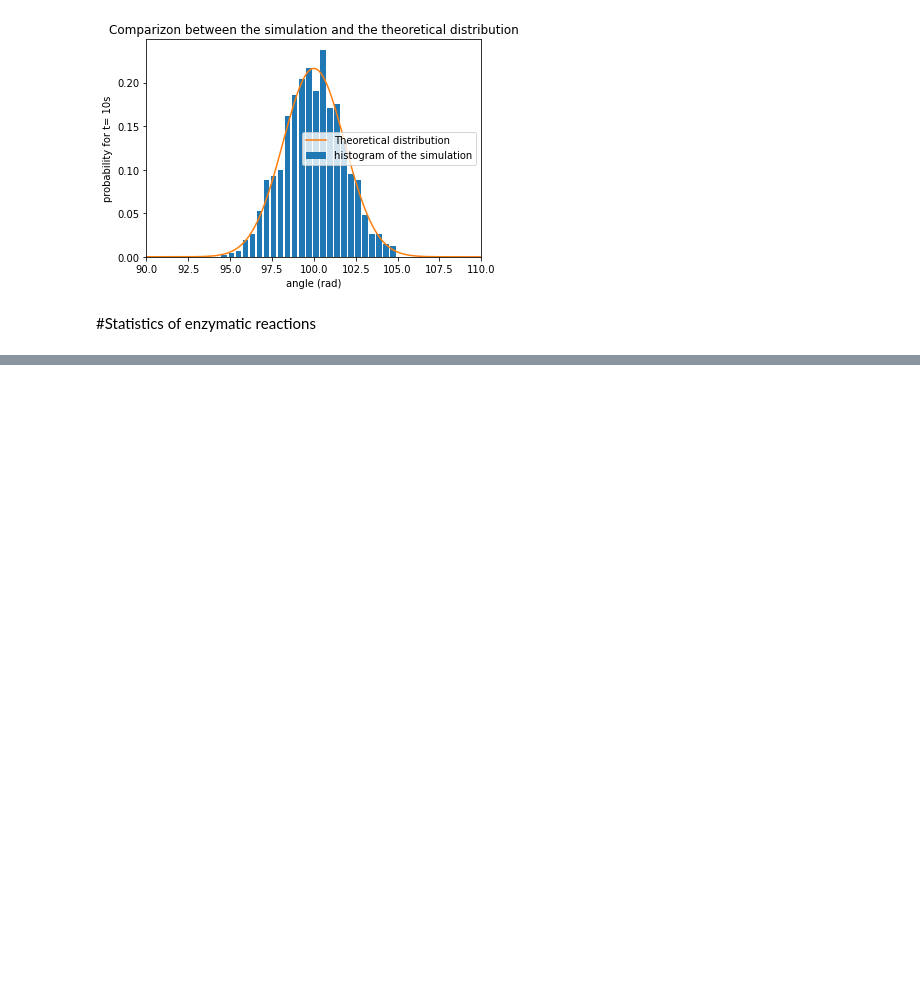
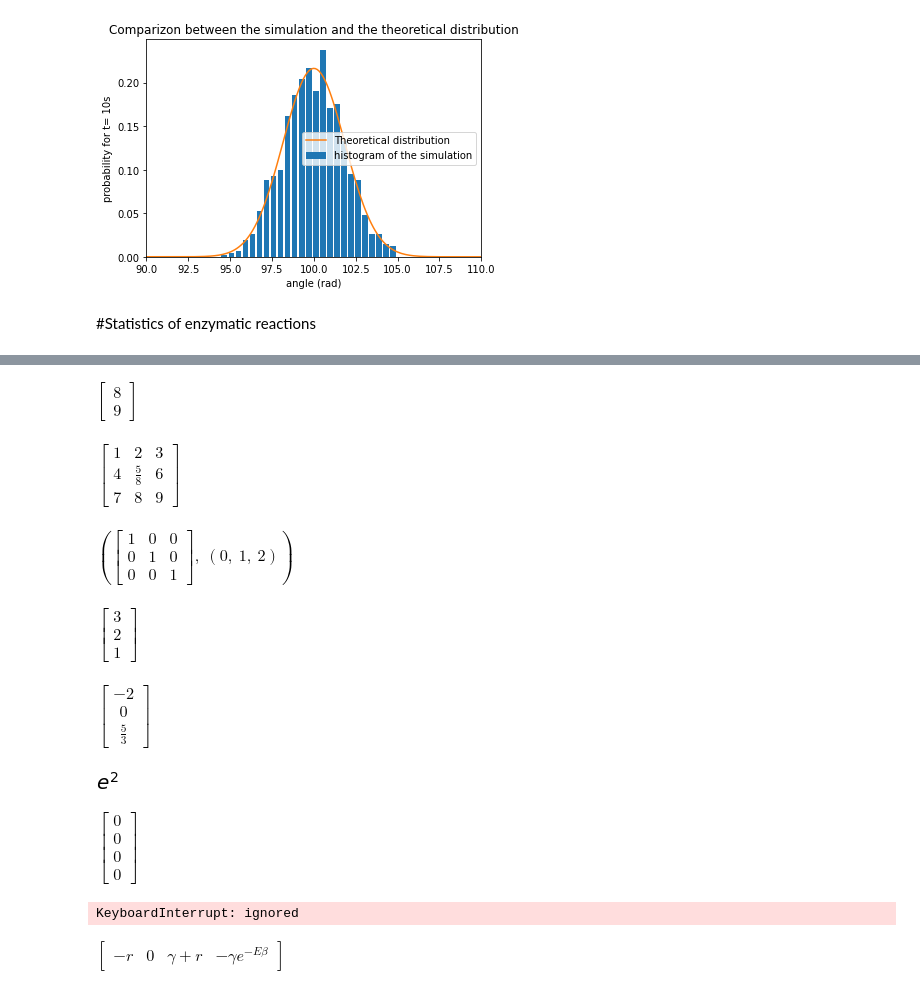
Before and after one commit to carlossoto362/QLS2021-2022Diploma, a Jupyter notebook: BiologyHomwork2.ipynb, the cells around one changed output, grey strips where cells are left out. Saved outputs shown, nothing was run; the diff lists cells and outputs as text; code cells hidden in the pictures; blank space fills up the shorter version.

```diff
--- a/BiologyHomwork2.ipynb
+++ b/BiologyHomwork2.ipynb
@@ -287,0 +441,43 @@ sy.pprint(sol[2,2])
+# %%
+M@x
+# %% [output]
+$\displaystyle \left[\begin{matrix}8\\9\end{matrix}\right]$
+# %%
+A=sy.Matrix([[1,2,3],[4,sy.Rational(5/8),6],[7,8,9]])
+A
+# %% [output]
+$\displaystyle \left[\begin{matrix}1 & 2 & 3\\4 & \frac{5}{8} & 6\\7 & 8 & 9\end{matrix}\right]$
+# %%
+A.rref()
+# %% [output]
+$\displaystyle \left( \left[\begin{matrix}1 & 0 & 0\\0 & 1 & 0\\0 & 0 & 1\end{matrix}\right], \  \left( 0, \  1, \  2\right)\right)$
+# %%
+b=sy.Matrix([3,2,1])
+b
+# %% [output]
+$\displaystyle \left[\begin{matrix}3\\2\\1\end{matrix}\right]$
+# %%
+y=A.LUsolve(b)
+y
+# %% [output]
+$\displaystyle \left[\begin{matrix}-2\\0\\\frac{5}{3}\end{matrix}\right]$
+# %%
+exp(2)
+# %% [output]
+[figure, added]
+# %%
+E,gamma, beta, r = symbols('E gamma beta r')
+A=sy.Matrix([[-r-(gamma*exp(-beta*E)),gamma,r,0],[gamma*exp(-beta*E),-(gamma+r),0,r],[r,0,-(r+gamma),gamma*exp(-beta*E)],[0,r,gamma,-(gamma*exp(-beta*E)+r)]])
+b=sy.Matrix([0,0,0,0])
+x=A.LUsolve(b)
+A@x
+# %% [output]
+$\displaystyle \left[\begin{matrix}0\\0\\0\\0\end{matrix}\right]$
+# %%
+A.eigenvects()
+# %% [output]
+KeyboardInterrupt: ignored
+# %%
+A.row(0)+A.row(1)+A.row(3)
+# %% [output]
+$\displaystyle \left[\begin{matrix}- r & 0 & \gamma + r & - \gamma e^{- E \beta}\end{matrix}\right]$
```
Also changed, not shown: parts of 11 cells of this notebook.
